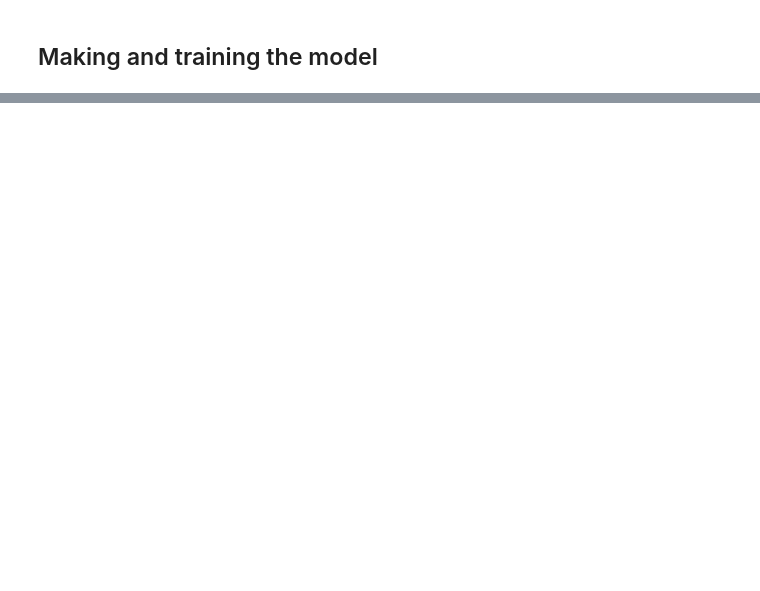
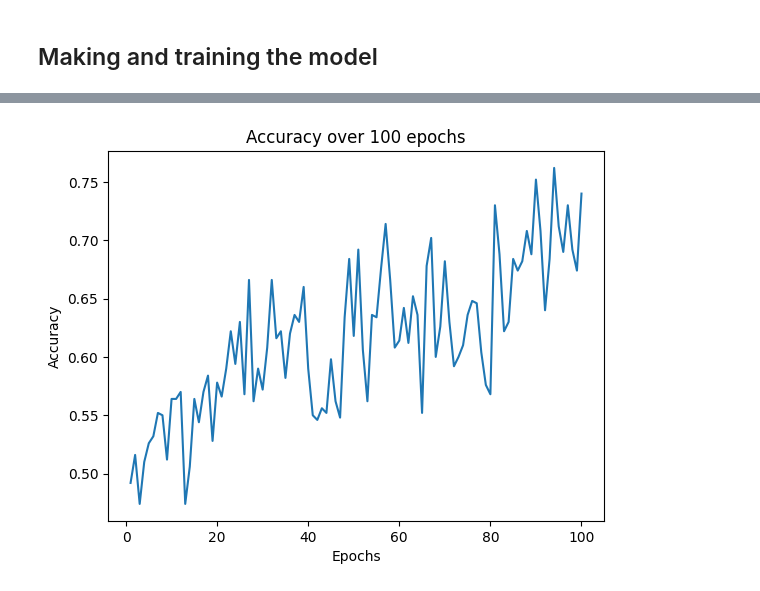
Before and after one commit to EmKelsall/ADS2002---Catheter-Placement-Project, a Jupyter notebook: InitialModel.ipynb, the cells around one changed output, grey strips where cells are left out. Saved outputs shown, nothing was run; the diff lists cells and outputs as text; code cells hidden in the pictures; blank space fills up the shorter version.

```diff
--- a/InitialModel.ipynb
+++ b/InitialModel.ipynb
@@ -121,12 +129,15 @@ plt.show()
 # %%
-#initiating the model
+lr = 0.000005
+epochs=100
+img_size = (600, 600)
 model = tf.keras.Sequential([
-    tf.keras.layers.Flatten(input_shape=(2048, 2500)),
+    tf.keras.layers.Flatten(input_shape=img_size),
     tf.keras.layers.Dense(128, activation='relu'),
-    tf.keras.layers.Dense(8)
+    tf.keras.layers.Dense(64, activation="relu"),
+    tf.keras.layers.Dense(3)
     ])
 # %%
-#compling the model
-model.compile(optimizer='adam',
-              loss=tf.keras.losses.SparseCategoricalCrossentropy(from_logits=True),
-              metrics=['accuracy'])
+optim = keras.optimizers.Adam(learning_rate=lr)
+model.compile(optimizer=optim,
+              loss=tf.keras.losses.CategoricalCrossentropy(from_logits=True),
+              metrics=['accuracy'],)
@@ -137,0 +144,2 @@ Epoch 1/10
+# %%
+history = model.fit(train_imgs, train_labels, epochs=epochs)
@@ -137,0 +164,8 @@ Epoch 1/10
+# %%
+
+plt.plot(range(1,epochs+1), history.history["accuracy"])
+plt.title(f"Accuracy over {epochs} epochs")
+plt.xlabel("Epochs")
+plt.ylabel("Accuracy");
+# %% [output]
+[figure, added]
```
Also changed, not shown: parts of 10 cells of this notebook.
